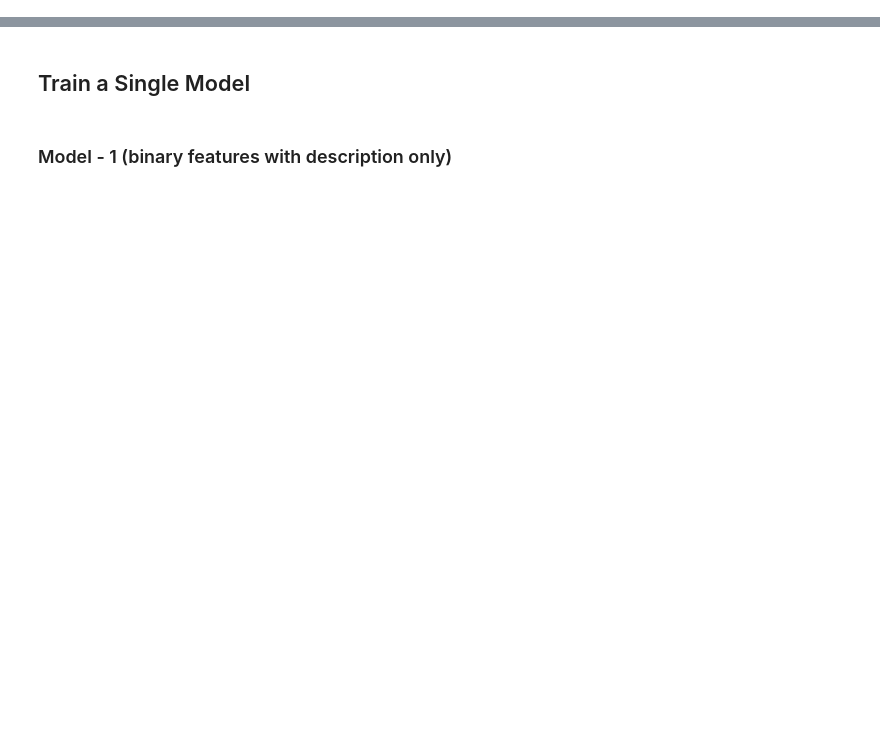
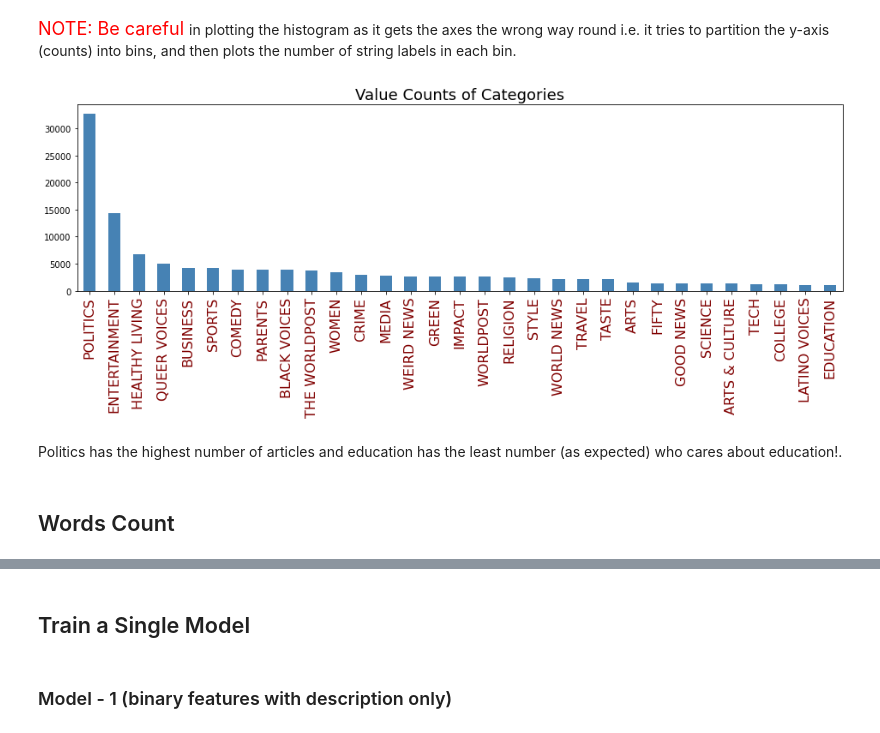
Before and after one commit to khanalg44/natural_language_processing, a Jupyter notebook: news_text_classification/Text_Classification_with_Logistic_Regression.ipynb, the cells around one changed output, grey strips where cells are left out. Cells and saved outputs as stored; diff of their text form; code cells hidden in the pictures; blank space fills up the shorter version.

```diff
--- a/news_text_classification/Text_Classification_with_Logistic_Regression.ipynb
+++ b/news_text_classification/Text_Classification_with_Logistic_Regression.ipynb
@@ -235,0 +71,12 @@ def train_model(df,field="text_desc",feature_rep="binary",top_k=3):
+# %% [markdown]
+<font size="4" color='red'> NOTE: Be careful </font> in plotting the histogram as it gets the axes the wrong way round i.e. it tries to partition the y-axis (counts) into bins, and then plots the number of string labels in each bin.
+# %%
+df.category.value_counts().plot(kind='bar', color='steelblue', figsize=(16, 4))
+plt.title('Value Counts of Categories',fontsize=18)
+plt.xticks(fontsize=16, rotation=90, color='maroon');
+# %% [output]
+[figure, added]
+# %% [markdown]
+Politics has the highest number of articles and education has the least number (as expected) who cares about education!.
+# %% [markdown]
+##  Words Count
```
Also changed, not shown: parts of 49 cells of this notebook, 1 other file.
